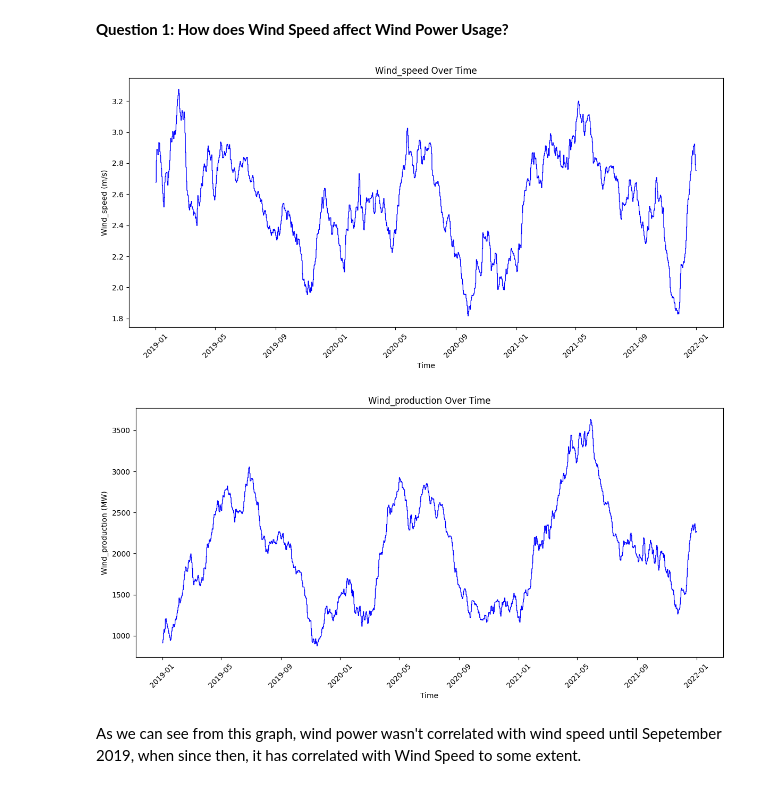
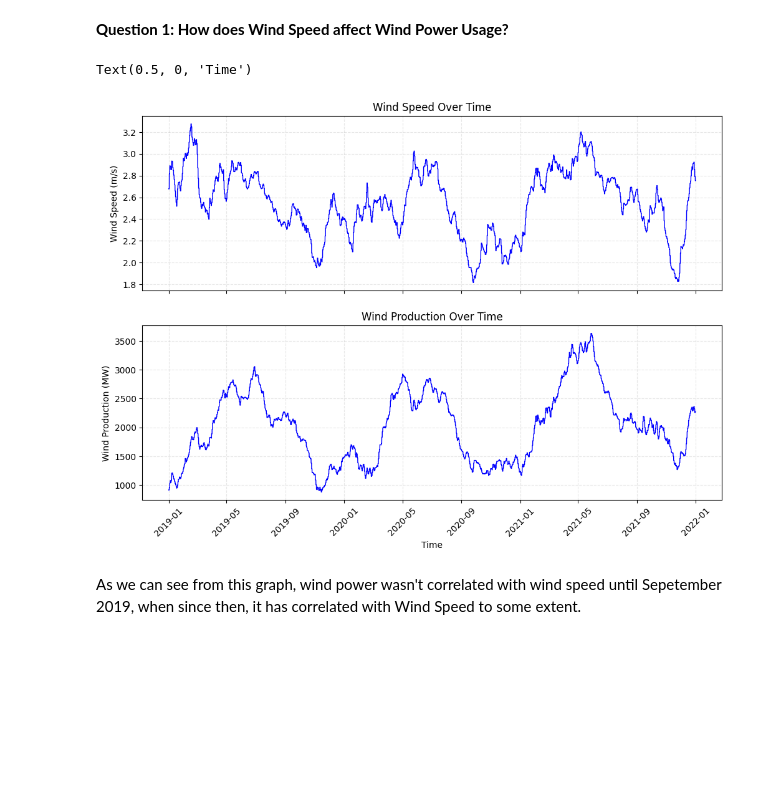
Before and after one commit to EdwardTi11/CAISO-EDA, a Jupyter notebook: eda.ipynb, the cells around one changed output. Cells and saved outputs as stored; diff of their text form; code cells hidden in the pictures; blank space fills up the shorter version.

Commit message:
Upated with confusion matrix, shared graphs, and clear titles.

```diff
--- a/eda.ipynb
+++ b/eda.ipynb
@@ -39,17 +39,26 @@ def average(data, column_one, column_two):
 
     return data
 
-def graph_data(data, dependent_var, units):
+def graph_data(data, dependent_var, units, ax=None):
     x_axis = data['Time']
     y_axis = data[f"{dependent_var}_monthly"]
-    plt.figure(figsize=(12, 6))
-    plt.plot(x_axis, y_axis, color='blue', linewidth=1)
-    plt.title(f'{dependent_var} Over Time')
-    plt.xlabel('Time')
-    plt.ylabel(f"{dependent_var} ({units})")
-    plt.xticks(rotation=45)
-    plt.tight_layout()
-    plt.show()
+
+    if ax is None:
+        fig, ax = plt.subplots(figsize=(12, 5))
+        standalone = True
+    else:
+        standalone = False
+
+    ax.plot(x_axis, y_axis, color='blue', linewidth=1)
+    ax.set_title(f'{dependent_var.replace('_', ' ').title()} Over Time')
+    ax.set_ylabel(f"{dependent_var.replace('_', ' ').title()} ({units})")
+    ax.grid(True, linestyle='--', alpha=0.3)
+
+    if standalone:
+        ax.set_xlabel('Time')
+        plt.xticks(rotation=45)
+        plt.tight_layout()
+        plt.show()
 
 processed_data = process_data(dataset)
 print(processed_data.head())
@@ -77,16 +97,21 @@ None
 # %%
 # Graphing
 
 wind_data = average(processed_data, 'Wind_speed', 'Wind_production')
 
+fig, (ax1, ax2) = plt.subplots(2, 1, sharex=True, figsize=(12, 8))
+
 # Wind Speed Graph
-graph_data(wind_data, 'Wind_speed', 'm/s')
+graph_data(wind_data, 'Wind_speed', 'm/s', ax=ax1)
 
 # Wind Power Over Time Graph
-graph_data(wind_data, 'Wind_production', 'MW')
+graph_data(wind_data, 'Wind_production', 'MW', ax=ax2)
+
+plt.xticks(rotation=45)
+ax2.set_xlabel('Time')
 # %% [output]
+Text(0.5, 0, 'Time')
-[figure, old version]
+[figure, new version]
-[figure, removed]
 # %% [markdown]
 As we can see from this graph, wind power wasn't correlated with wind speed until Sepetember 2019, when since then, it has correlated with Wind Speed to some extent.
 # %% [markdown]
```
Also changed, not shown: parts of 6 cells of this notebook.
